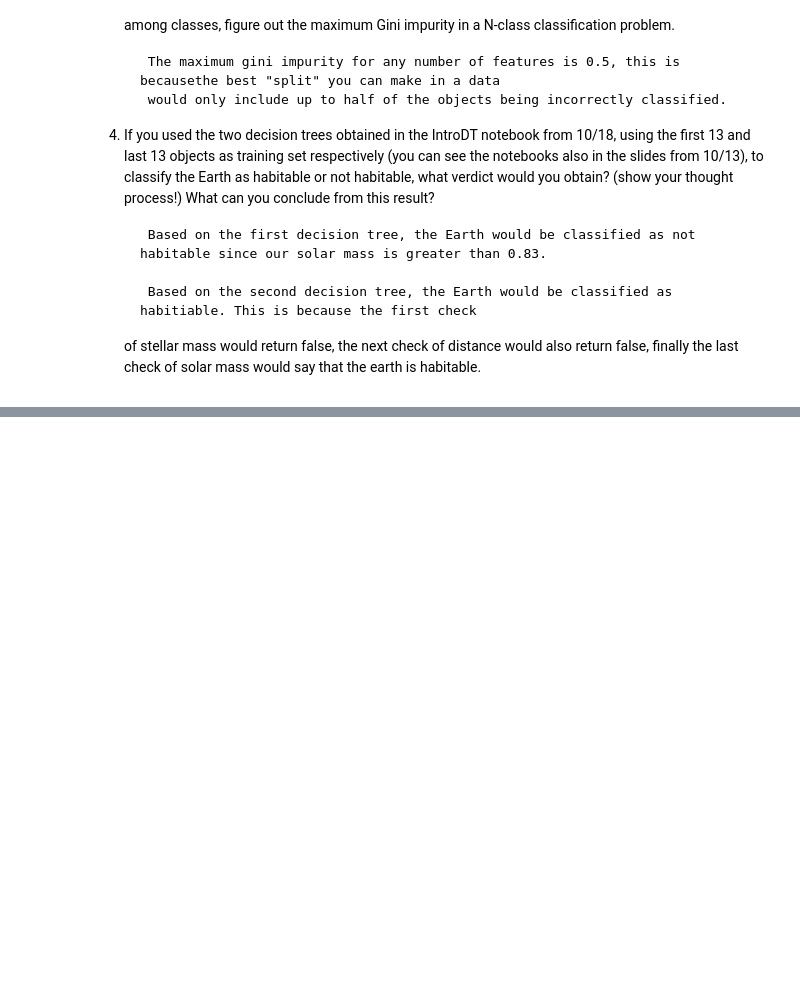
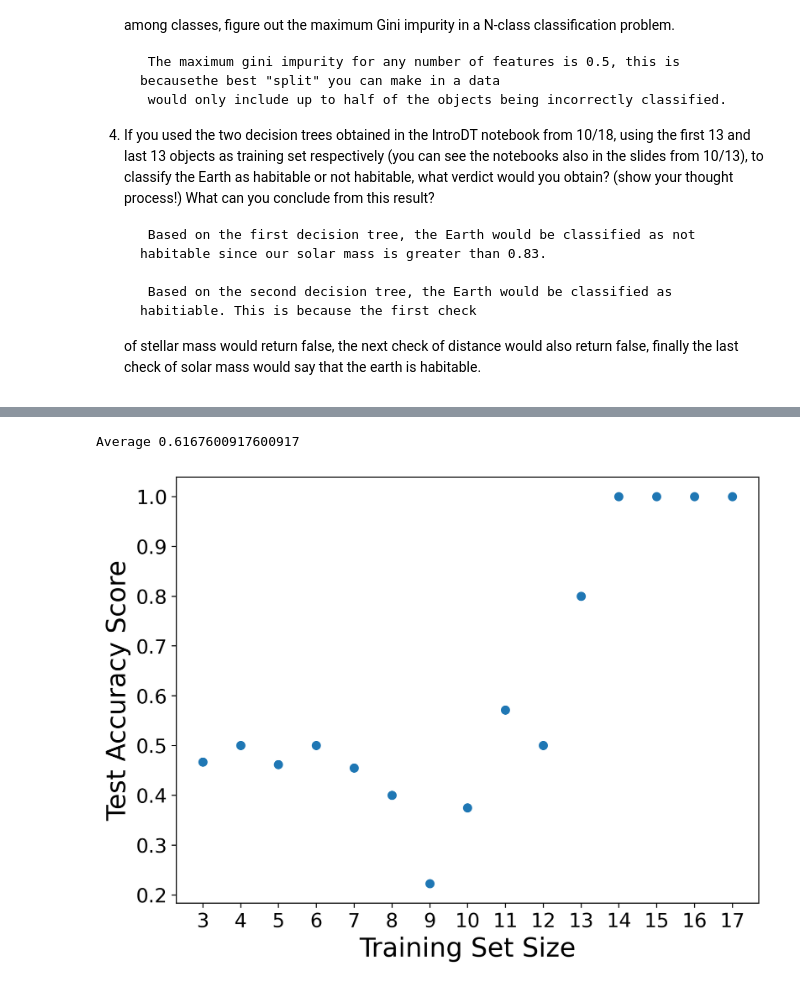
Before and after one commit to JakePost/ml-physics-fall2021, a Jupyter notebook: homework/worksheet-3/Worksheet-3.ipynb, the cells around one changed output, grey strips where cells are left out. Saved outputs shown, nothing was run; the diff lists cells and outputs as text; code cells hidden in the pictures; blank space fills up the shorter version.

```diff
--- a/homework/worksheet-3/Worksheet-3.ipynb
+++ b/homework/worksheet-3/Worksheet-3.ipynb
@@ -57,0 +119,39 @@ function knnCLassification(trainingSet, tetData, kValue):
+# %%
+learningSet = pd.read_csv('HPLearningSet.csv')
+learningSet = learningSet.drop(learningSet.columns[0], axis=1)
+
+testAccuracyScores = []
+
+for i in range(3, 18):
+
+    trainSet =  learningSet.iloc[:i,:]
+    testSet = learningSet.iloc[i:,:]
+
+    trainFeatures = trainSet.drop(['P_NAME','P_HABITABLE'],axis=1)
+    testFeatures = testSet.drop(['P_NAME','P_HABITABLE'],axis=1)
+
+    trainTargets = trainSet.P_HABITABLE
+    testTargets = testSet.P_HABITABLE
+
+    model = neighbors.KNeighborsClassifier(n_neighbors = 3)
+
+    scaler = sklearn.preprocessing.RobustScaler()
+    scaler.fit(trainFeatures)
+    scaledTrainFeatures = scaler.transform(trainFeatures)
+    scaledTestFeatures = scaler.transform(testFeatures)
+
+    model.fit(scaledTrainFeatures[:,:2], trainTargets)
+
+    testAccuracyScores.append(metrics.accuracy_score(testTargets, model.predict(scaledTestFeatures[:,:2])))
+
+plt.figure(figsize=(8,6))
+plt.xlabel('Training Set Size')
+plt.ylabel('Test Accuracy Score')
+plt.xticks(range(3, 18))
+
+plt.scatter(range(3,18), testAccuracyScores)
+
+print("Average", np.mean(testAccuracyScores))
+# %% [output]
+Average 0.6167600917600917
+[figure, added]
```
Also changed, not shown: parts of 9 cells of this notebook, 8 other files.
